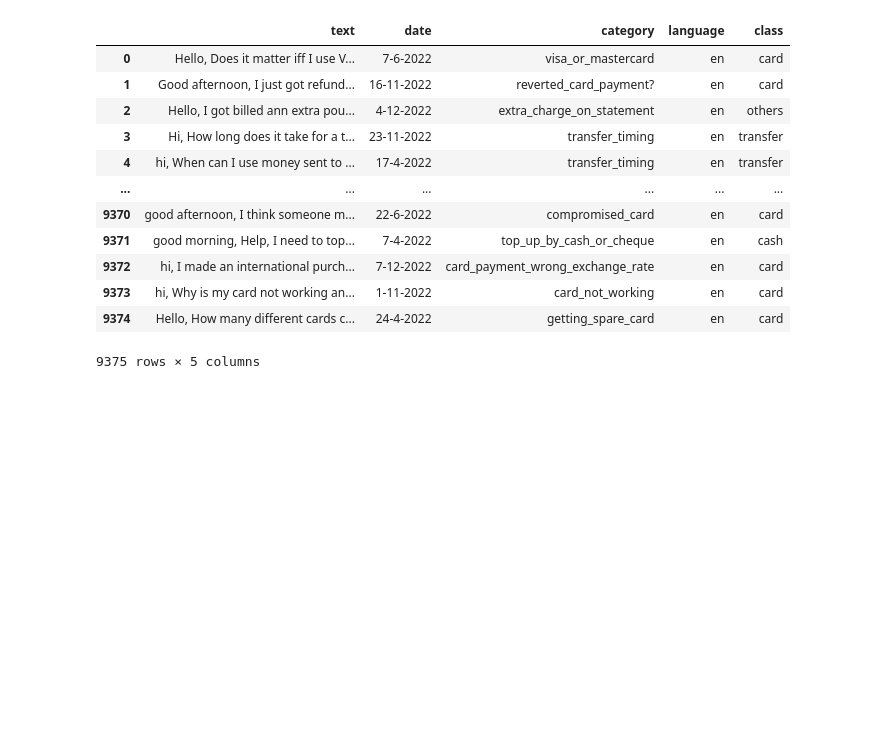
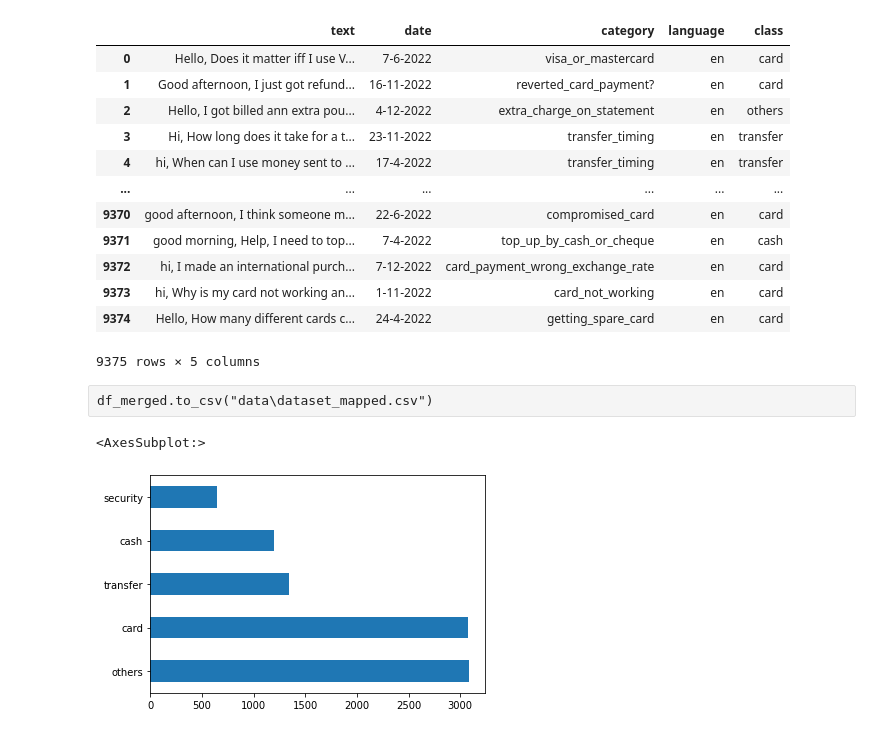
Before and after one commit to 0xjrr/ds-hackaton4-ldsa, a Jupyter notebook: JS.ipynb, the cells around one changed output. Saved outputs shown, nothing was run; the diff lists cells and outputs as text; code cells hidden in the pictures; blank space fills up the shorter version.

```diff
--- a/JS.ipynb
+++ b/JS.ipynb
@@ -58,0 +75,7 @@ df_merged.to_csv("data\dataset_mapped.csv")
+# %% [raw]
+df_merged.to_csv("data\dataset_mapped.csv")
+# %%
+df_merged["class"].value_counts().plot.barh()
+# %% [output]
+<AxesSubplot:>
+[figure, added]
```
Also changed, not shown: parts of 24 cells of this notebook.
